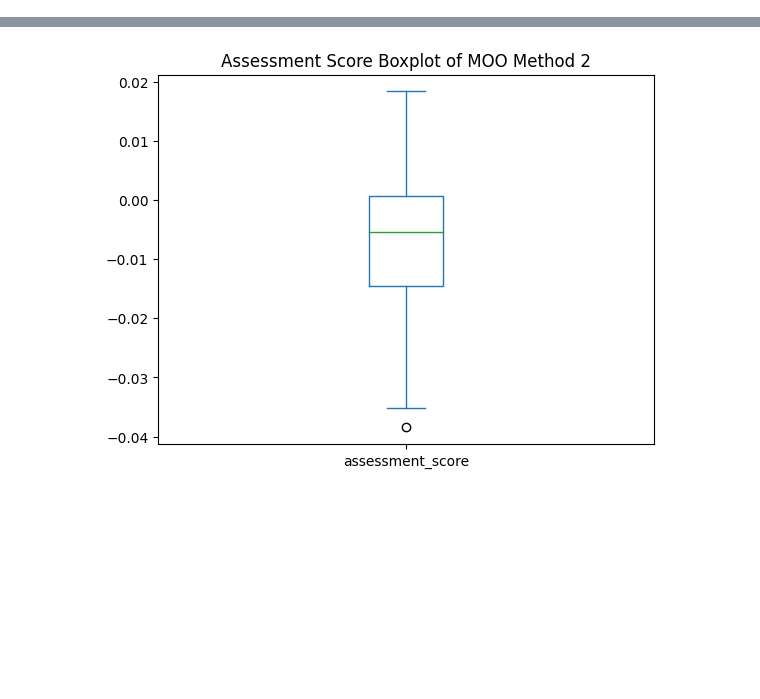
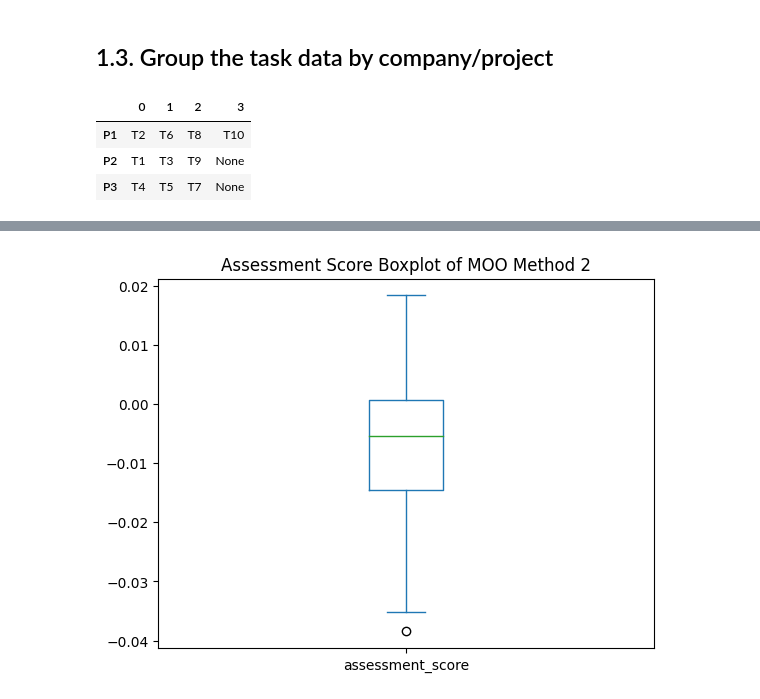
Before and after one commit to TK-Bunga-Matahari/shinchan, a Jupyter notebook: project1_task-management/solution/competency_assesment/extract_result.ipynb, the cells around one changed output, grey strips where cells are left out. Cells and saved outputs as stored; diff of their text form; code cells hidden in the pictures; blank space fills up the shorter version.

```diff
--- a/project1_task-management/solution/competency_assesment/extract_result.ipynb
+++ b/project1_task-management/solution/competency_assesment/extract_result.ipynb
@@ -4,0 +64,19 @@ import matplotlib.pyplot as plt
+# %% [markdown]
+## 1.3. Group the task data by company/project
+# %%
+# convert to dictionary each company and its task
+company_tasks = {}
+
+for company in company_names:
+    company_tasks[company] = task_df[task_df["project_id"] == company].index.tolist()
+
+# sort the company tasks from C1 to C5
+company_tasks = dict(sorted(company_tasks.items()))
+
+company_tasks_df = pd.DataFrame.from_dict(company_tasks, orient="index")
+company_tasks_df
+# %% [output]
+|  | 0 | 1 | 2 | 3 |
+| P1 | T2 | T6 | T8 | T10 |
+| P2 | T1 | T3 | T9 | None |
+| P3 | T4 | T5 | T7 | None |
```
Also changed, not shown: parts of 15 cells of this notebook.
